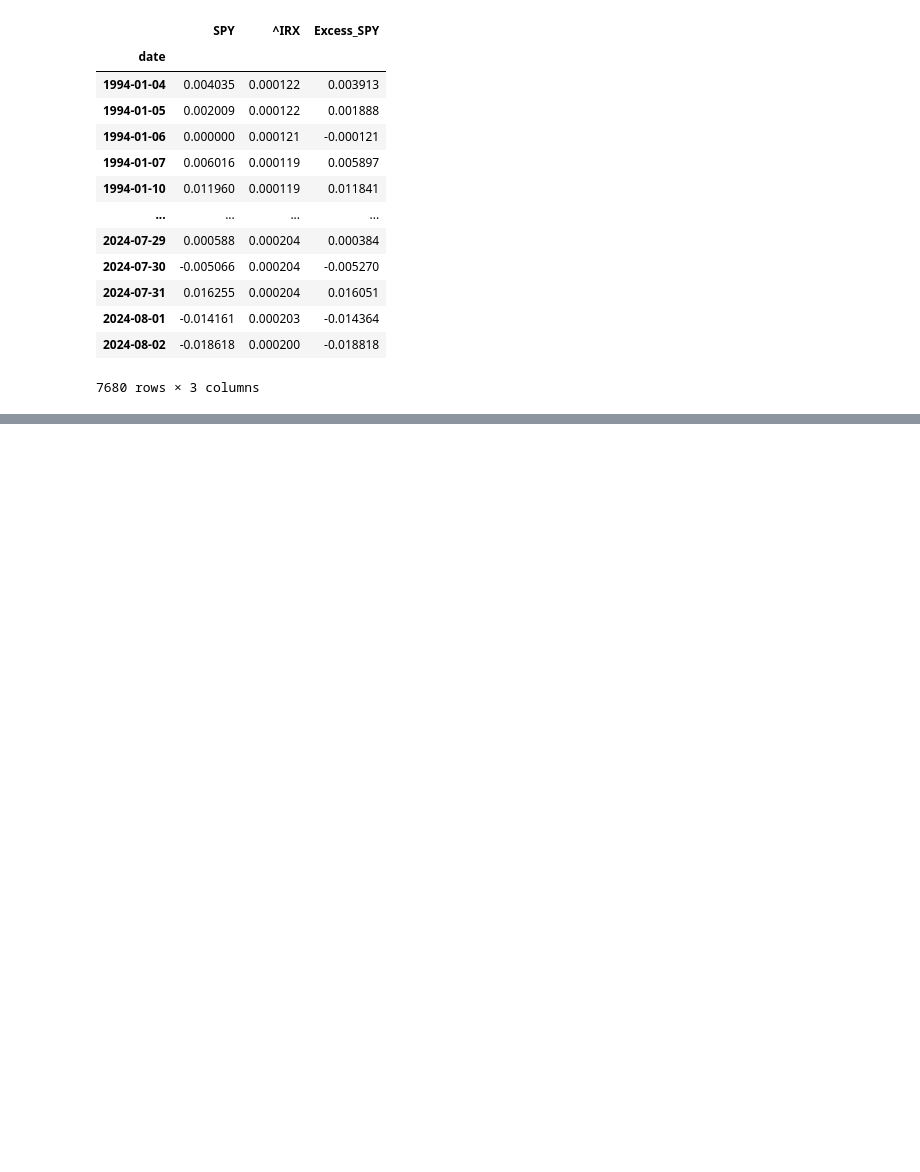
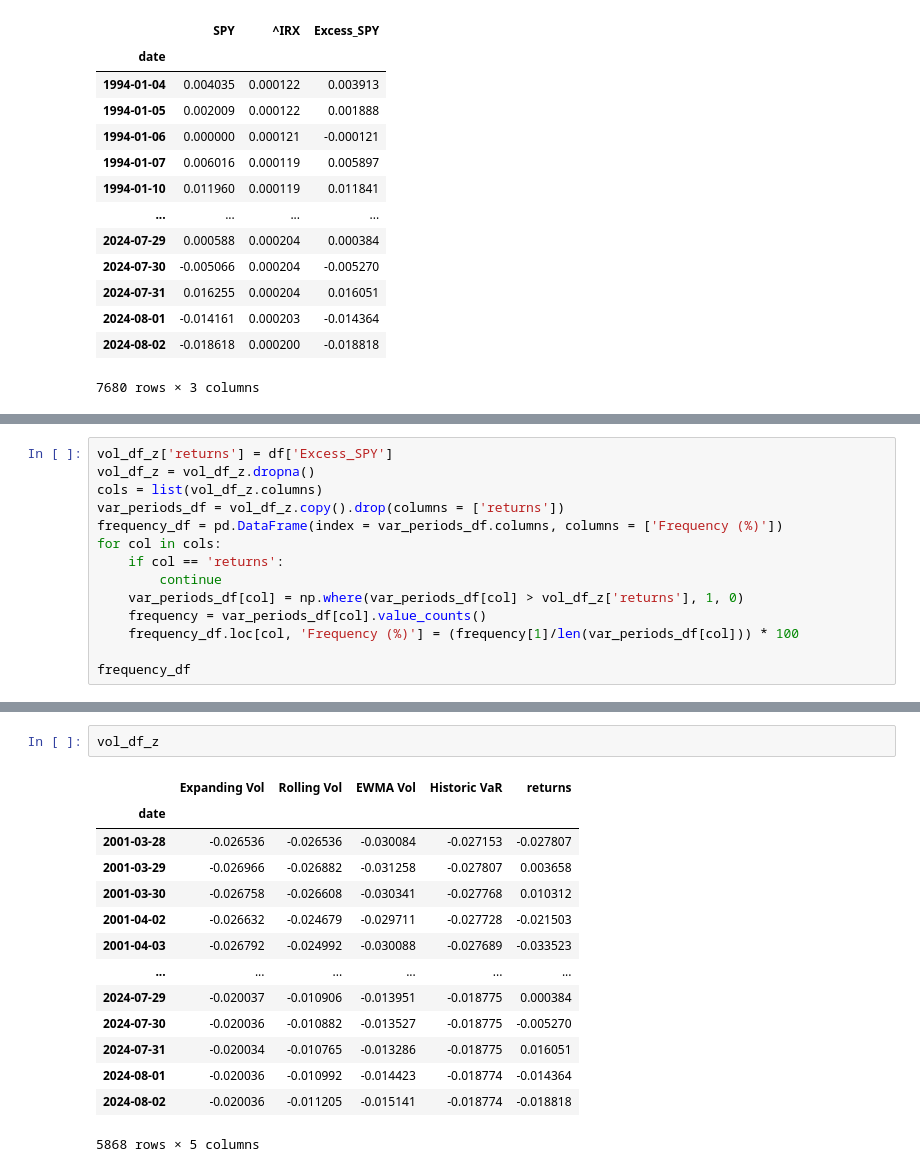
Before and after one commit to ccwhgetgit/finm-portfolio-2024, a Jupyter notebook: homework/hw3.ipynb, the cells around one changed output, grey strips where cells are left out. Drawn from its saved outputs; the diff is of its cells as text; blank space fills up the shorter version.

```diff
--- a/homework/hw3.ipynb
+++ b/homework/hw3.ipynb
@@ -98,0 +127,14 @@ ewma.plot()
+# %%
+vol_df_z['returns'] = df['Excess_SPY']
+vol_df_z = vol_df_z.dropna()
+cols = list(vol_df_z.columns)
+var_periods_df = vol_df_z.copy().drop(columns = ['returns'])
+frequency_df = pd.DataFrame(index = var_periods_df.columns, columns = ['Frequency (%)'])
+for col in cols:
+    if col == 'returns':
+        continue
+    var_periods_df[col] = np.where(var_periods_df[col] > vol_df_z['returns'], 1, 0)
+    frequency = var_periods_df[col].value_counts()
+    frequency_df.loc[col, 'Frequency (%)'] = (frequency[1]/len(var_periods_df[col])) * 100
+
+frequency_df
@@ -98,0 +184,17 @@ ewma.plot()
+# %%
+vol_df_z
+# %% [output]
+|  | Expanding Vol | Rolling Vol | EWMA Vol | Historic VaR | returns |
+| date |  |  |  |  |  |
+| 2001-03-28 | -0.026536 | -0.026536 | -0.030084 | -0.027153 | -0.027807 |
+| 2001-03-29 | -0.026966 | -0.026882 | -0.031258 | -0.027807 | 0.003658 |
+| 2001-03-30 | -0.026758 | -0.026608 | -0.030341 | -0.027768 | 0.010312 |
+| 2001-04-02 | -0.026632 | -0.024679 | -0.029711 | -0.027728 | -0.021503 |
+| 2001-04-03 | -0.026792 | -0.024992 | -0.030088 | -0.027689 | -0.033523 |
+| ... | ... | ... | ... | ... | ... |
+| 2024-07-29 | -0.020037 | -0.010906 | -0.013951 | -0.018775 | 0.000384 |
+| 2024-07-30 | -0.020036 | -0.010882 | -0.013527 | -0.018775 | -0.005270 |
+| 2024-07-31 | -0.020034 | -0.010765 | -0.013286 | -0.018775 | 0.016051 |
+| 2024-08-01 | -0.020036 | -0.010992 | -0.014423 | -0.018774 | -0.014364 |
+| 2024-08-02 | -0.020036 | -0.011205 | -0.015141 | -0.018774 | -0.018818 |
+5868 rows × 5 columns
```
Also changed, not shown: parts of 12 cells of this notebook, 5 other files.
